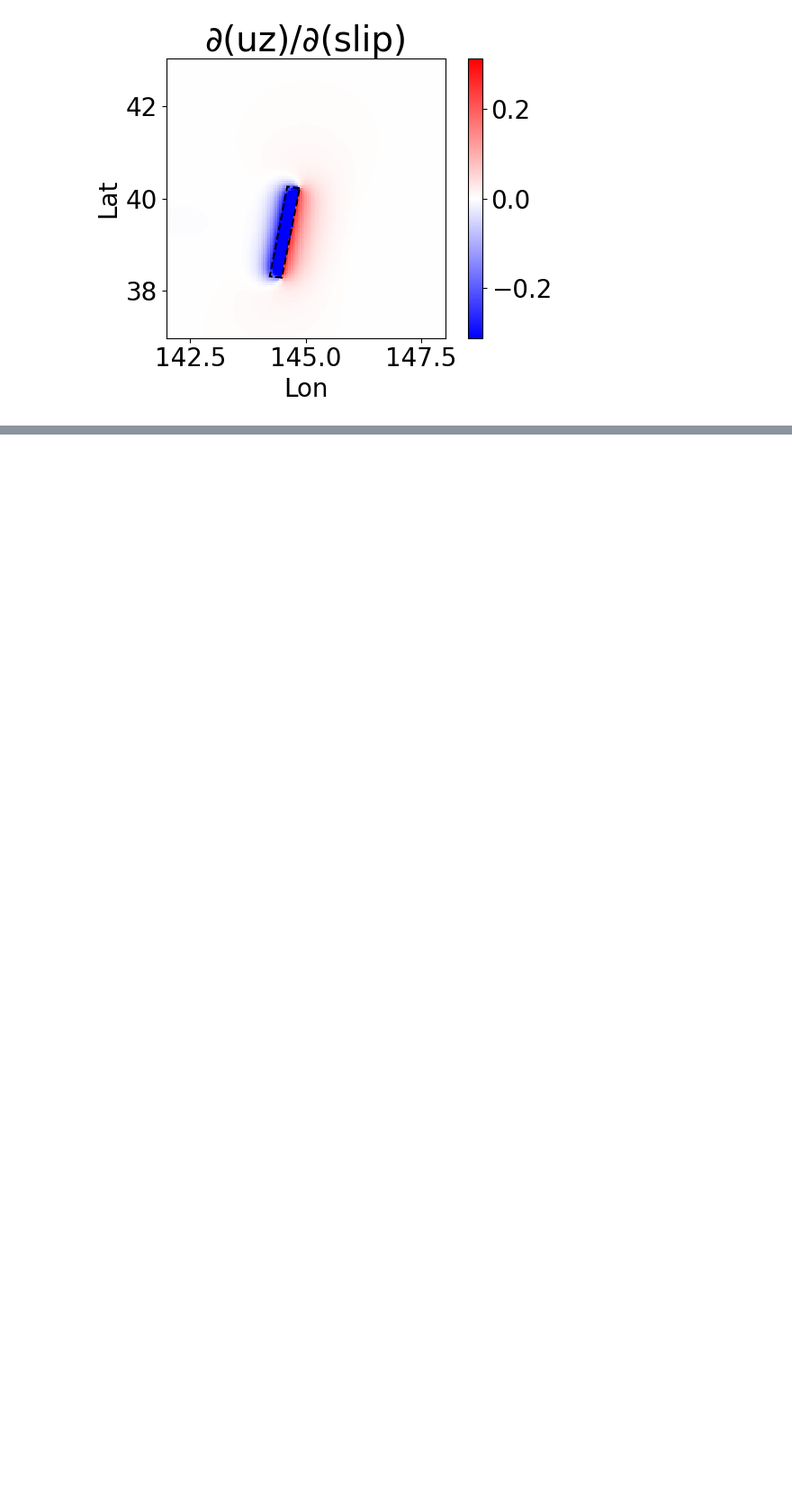
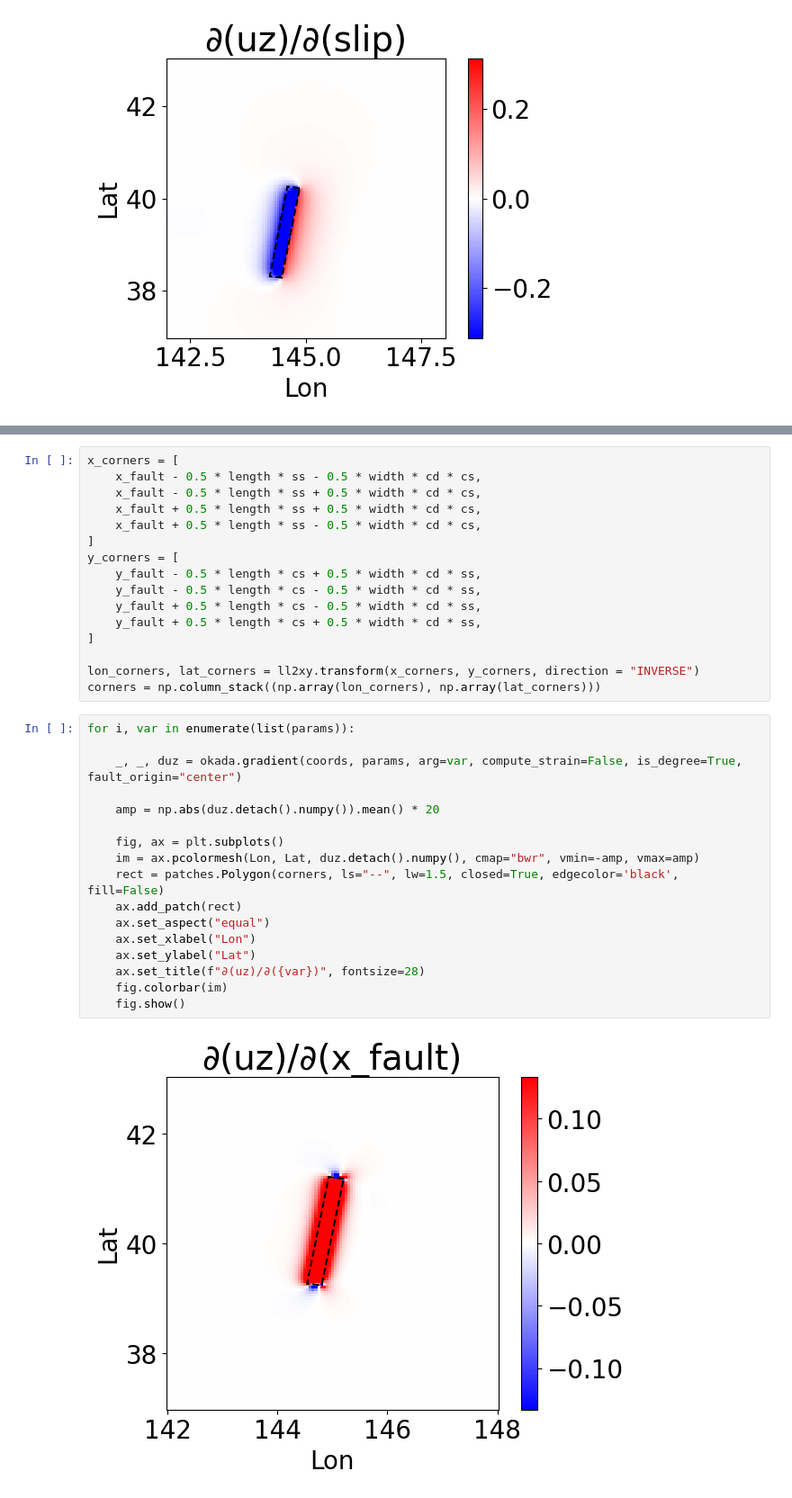
Before and after one commit to msomeya1/OkadaTorch, a Jupyter notebook: 4_OkadaWrapper_gradient.ipynb, the cells around one changed output, grey strips where cells are left out. Shown: that part at 90% size. Cells and saved outputs as stored; diff of their text form; blank space fills up the shorter version.

Commit message:
add figs for fault_origin=center, add example of Laplace approx.

```diff
--- a/4_OkadaWrapper_gradient.ipynb
+++ b/4_OkadaWrapper_gradient.ipynb
@@ -161,0 +164,35 @@ for i, var in enumerate(list(params)):
+# %%
+x_corners = [
+    x_fault - 0.5 * length * ss - 0.5 * width * cd * cs,
+    x_fault - 0.5 * length * ss + 0.5 * width * cd * cs,
+    x_fault + 0.5 * length * ss + 0.5 * width * cd * cs,
+    x_fault + 0.5 * length * ss - 0.5 * width * cd * cs,
+]
+y_corners = [
+    y_fault - 0.5 * length * cs + 0.5 * width * cd * ss,
+    y_fault - 0.5 * length * cs - 0.5 * width * cd * ss,
+    y_fault + 0.5 * length * cs - 0.5 * width * cd * ss,
+    y_fault + 0.5 * length * cs + 0.5 * width * cd * ss,
+]
+
+lon_corners, lat_corners = ll2xy.transform(x_corners, y_corners, direction = "INVERSE")
+corners = np.column_stack((np.array(lon_corners), np.array(lat_corners)))
+# %%
+for i, var in enumerate(list(params)):
+
+    _, _, duz = okada.gradient(coords, params, arg=var, compute_strain=False, is_degree=True, fault_origin="center")
+
+    amp = np.abs(duz.detach().numpy()).mean() * 20
+
+    fig, ax = plt.subplots()
+    im = ax.pcolormesh(Lon, Lat, duz.detach().numpy(), cmap="bwr", vmin=-amp, vmax=amp)
+    rect = patches.Polygon(corners, ls="--", lw=1.5, closed=True, edgecolor='black', fill=False)
+    ax.add_patch(rect)
+    ax.set_aspect("equal")
+    ax.set_xlabel("Lon")
+    ax.set_ylabel("Lat")
+    ax.set_title(f"∂(uz)/∂({var})", fontsize=28)
+    fig.colorbar(im)
+    fig.show()
+# %% [output]
+[figure, added]
```
Also changed, not shown: parts of 2 cells of this notebook, 2 other files.
